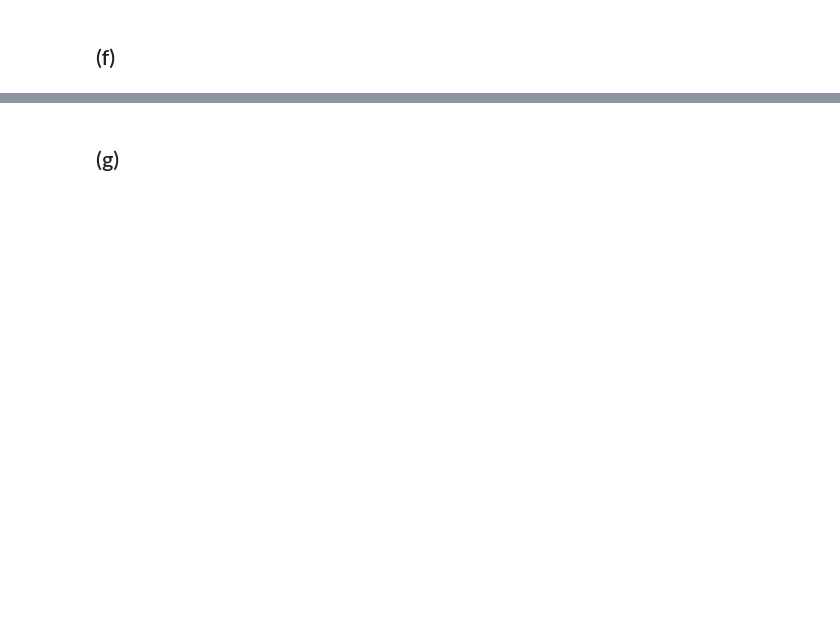
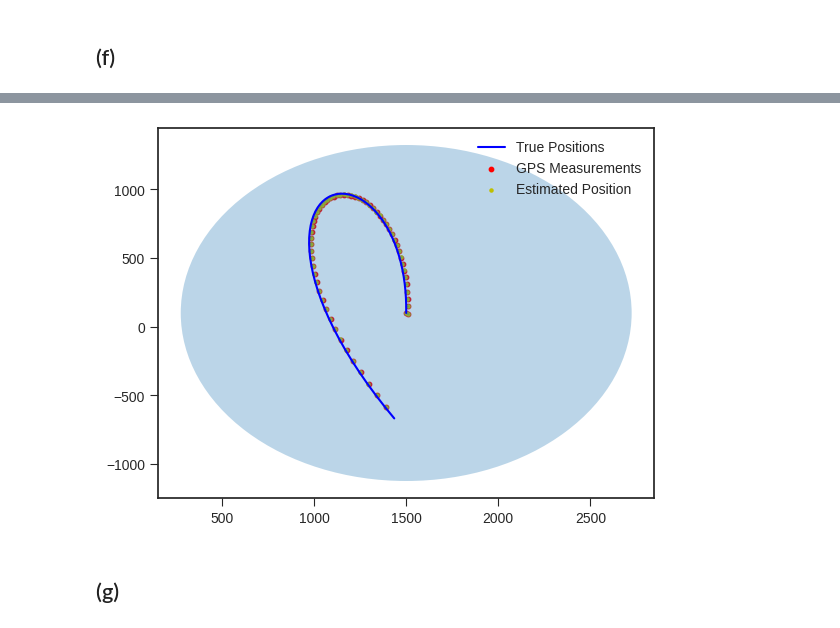
Before and after one commit to pareshrchaudhary/colab, a Jupyter notebook: homework/hw_04.ipynb, the cells around one changed output, grey strips where cells are left out. Saved outputs shown, nothing was run; the diff lists cells and outputs as text; code cells hidden in the pictures; blank space fills up the shorter version.

```diff
--- a/homework/hw_04.ipynb
+++ b/homework/hw_04.ipynb
@@ -352,0 +447,64 @@ def plot_95_ellipse(mean, covariance):
+# %%
+n = 4
+
+I2 = jnp.eye(2)
+Z2 = jnp.zeros((2,2))
+mu0 = jnp.array([1500., 100., 0., 55.])
+mu_s = mu0[-2:]
+sigma0 = jnp.block([[250000 * I2, Z2], [Z2, I2]])
+
+Q = jnp.eye(2)
+R = 9*jnp.eye(2)
+
+# Create a figure and axes for the plot
+fig, ax = plt.subplots()
+
+for i in range(1):
+    T = 60
+    dt = 1
+
+    u1 = -2.5*jnp.cos(0.05*jnp.linspace(0, T, T))
+    u2 = -2.5*jnp.sin(0.05*jnp.linspace(0, T, T))
+    ut = jnp.stack([u1,u2],1)
+
+    A = jnp.array([[1,0,dt,0],[0,1,0,dt],[0,0,1,0],[0,0,0,1]])
+    B = jnp.array([[0,0],[0,0],[1,0],[0,1]])
+    C = jnp.array([[1,0,0,0],[0,1,0,0]])
+    N = jnp.array([[0,0],[0,0],[1,0],[0,1]])
+
+    np.random.seed(seed=162)
+    noise = np.random.randn(2)
+
+    Wt1 = Q @ noise
+    Vt1 = R @ noise
+    X1,Y1 = dynamics(A,B,C,Q,mu0,ut,N,Vt1,Wt1)
+    Xhat,P = Kalman_Filter(mu0,sigma0,ut,A,B,C,Q,R,Y1)
+
+    mean_values = Xhat[:, :2] # Extracting the last two elements of each row of Xhat
+    covariance_values = P[:, :2,:2] # Extracting the bottom-right 2x2 submatrix of each 2D covariance matrix in P
+
+    # Scatter plot the estimated trajectory
+    plt.plot(X1[:, 0], X1[:, 1], label='True Positions', color='b')
+    plt.scatter(Y1[:, 0], Y1[:, 1], label='GPS Measurements', color='r',s=10)
+    plt.scatter(Xhat[:, 0], Xhat[:, 1], label='Estimated Position', color='y',s=5)
+
+    # Plot each ellipse
+    for i in range(len(mean_values)):
+        mean = mean_values[i]
+        covariance = covariance_values[i]
+
+        # Call the function to create the ellipse patch
+        ellipse_patch = create_95_ellipse_patch(mean,covariance)
+        #print(ellipse_patch)
+        ellipse_patch.set_alpha(0.3)
+        # Add the ellipse patch to the plot
+        ax.add_patch(ellipse_patch)
+
+    plt.legend(fontsize=2)
+    # Set aspect ratio and limits of the plot
+    ax.set_aspect('auto', 'box')
+
+    # Show legend and plot
+    plt.legend()
+    plt.show()
+# %% [output]
@@ -353,2 +512,3 @@ def plot_95_ellipse(mean, covariance):
+[figure, added]
 # %% [markdown]
 ## (g)
```
Also changed, not shown: parts of 13 cells of this notebook.
